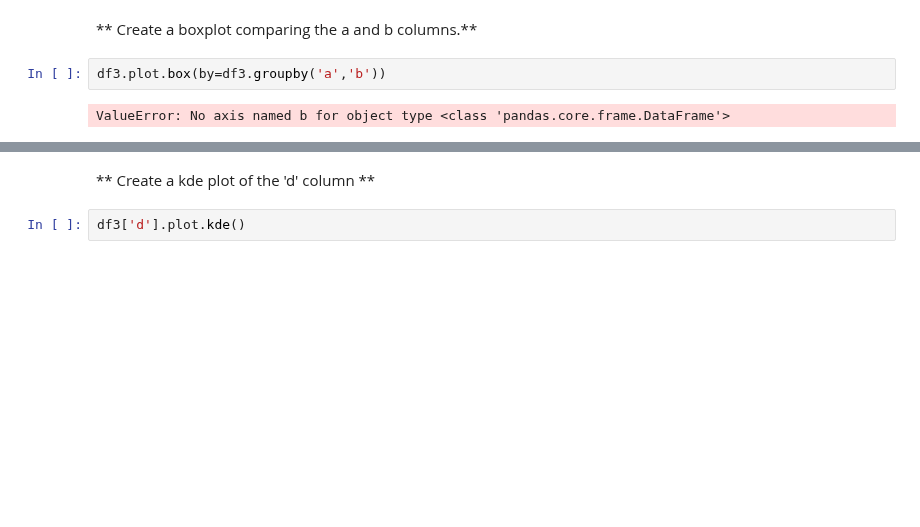
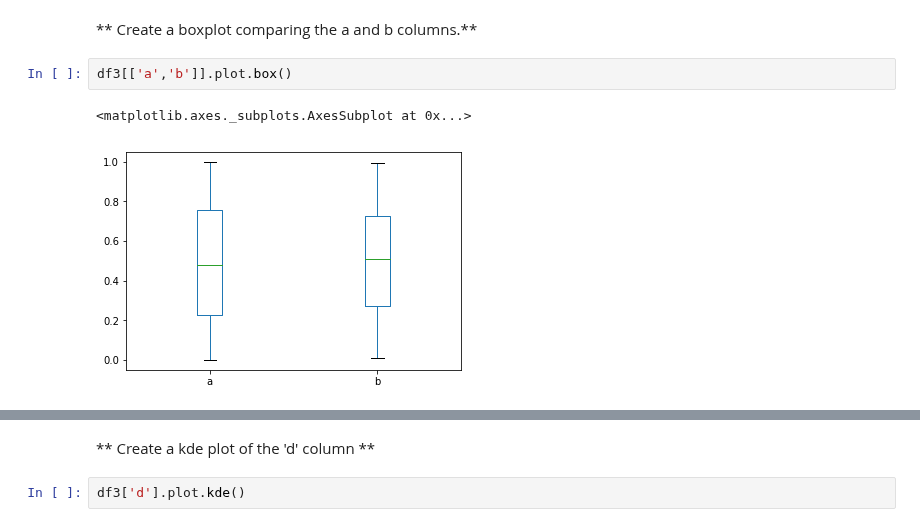
Before and after one commit to thomasdunlap/Python-DS-And-ML-Bootcamp, a Jupyter notebook: Python-for-Data-Visualization/Pandas Built-in Data Viz/Pandas Data Visualization Exercise .ipynb, the cells around one changed output, grey strips where cells are left out. Saved outputs shown, nothing was run; the diff lists cells and outputs as text; blank space fills up the shorter version.

```diff
--- a/Python-for-Data-Visualization/Pandas Built-in Data Viz/Pandas Data Visualization Exercise .ipynb
+++ b/Python-for-Data-Visualization/Pandas Built-in Data Viz/Pandas Data Visualization Exercise .ipynb
@@ -71,6 +59,7 @@ df3['a'].plot.hist(bins=25)
 # %% [markdown]
 ** Create a boxplot comparing the a and b columns.**
 # %%
-df3.plot.box(by=df3.groupby('a','b'))
+df3[['a','b']].plot.box()
 # %% [output]
-ValueError: No axis named b for object type <class 'pandas.core.frame.DataFrame'>
+<matplotlib.axes._subplots.AxesSubplot at 0x...>
+[figure, added]
```
Also changed, not shown: parts of 11 cells of this notebook.
